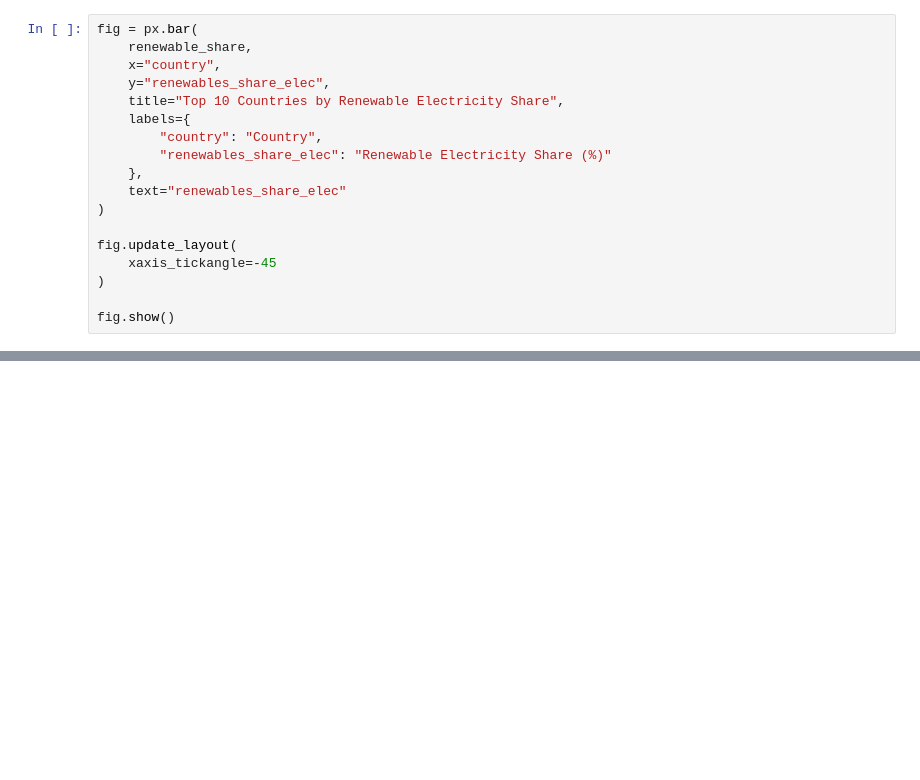
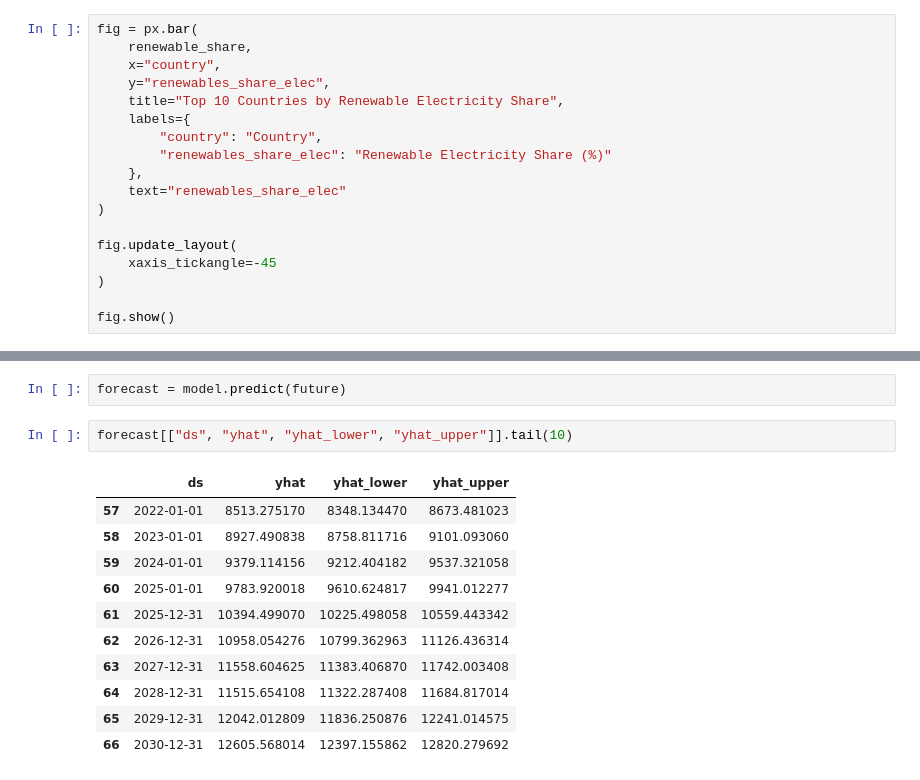
Before and after one commit to OmRajput06/Renewable-Energy-Adoption-Tracker, a Jupyter notebook: notebooks/EDA.ipynb, the cells around one changed output, grey strips where cells are left out. Saved outputs shown, nothing was run; the diff lists cells and outputs as text; blank space fills up the shorter version.

```diff
--- a/notebooks/EDA.ipynb
+++ b/notebooks/EDA.ipynb
@@ -465,0 +535,16 @@ fig.show()
+# %%
+forecast = model.predict(future)
+# %%
+forecast[["ds", "yhat", "yhat_lower", "yhat_upper"]].tail(10)
+# %% [output]
+|  | ds | yhat | yhat_lower | yhat_upper |
+| 57 | 2022-01-01 | 8513.275170 | 8348.134470 | 8673.481023 |
+| 58 | 2023-01-01 | 8927.490838 | 8758.811716 | 9101.093060 |
+| 59 | 2024-01-01 | 9379.114156 | 9212.404182 | 9537.321058 |
+| 60 | 2025-01-01 | 9783.920018 | 9610.624817 | 9941.012277 |
+| 61 | 2025-12-31 | 10394.499070 | 10225.498058 | 10559.443342 |
+| 62 | 2026-12-31 | 10958.054276 | 10799.362963 | 11126.436314 |
+| 63 | 2027-12-31 | 11558.604625 | 11383.406870 | 11742.003408 |
+| 64 | 2028-12-31 | 11515.654108 | 11322.287408 | 11684.817014 |
+| 65 | 2029-12-31 | 12042.012809 | 11836.250876 | 12241.014575 |
+| 66 | 2030-12-31 | 12605.568014 | 12397.155862 | 12820.279692 |
```
Also changed, not shown: parts of 11 cells of this notebook, 1 other file.
